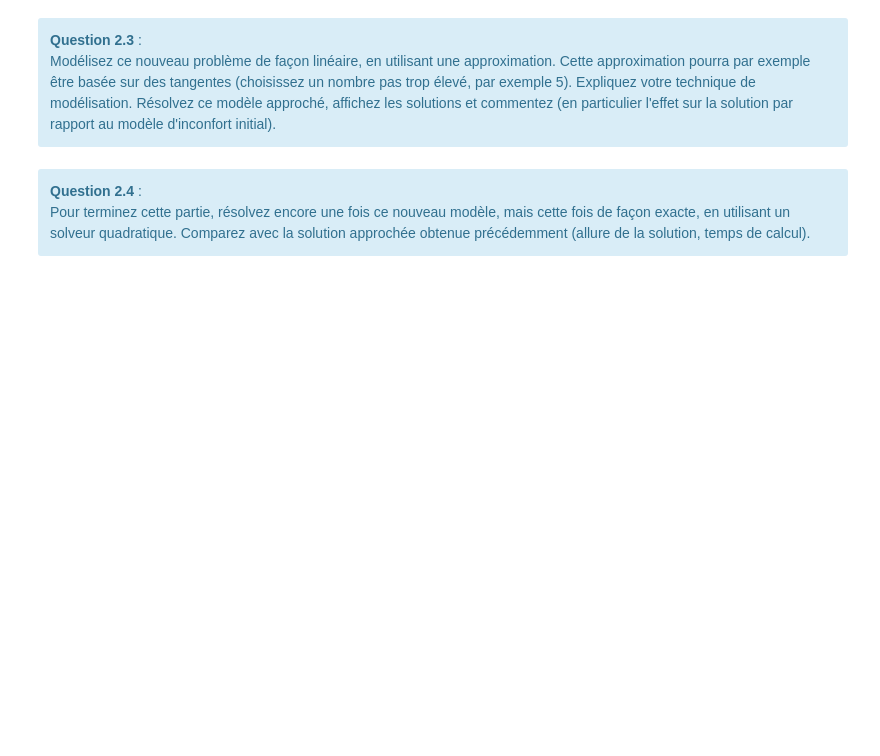
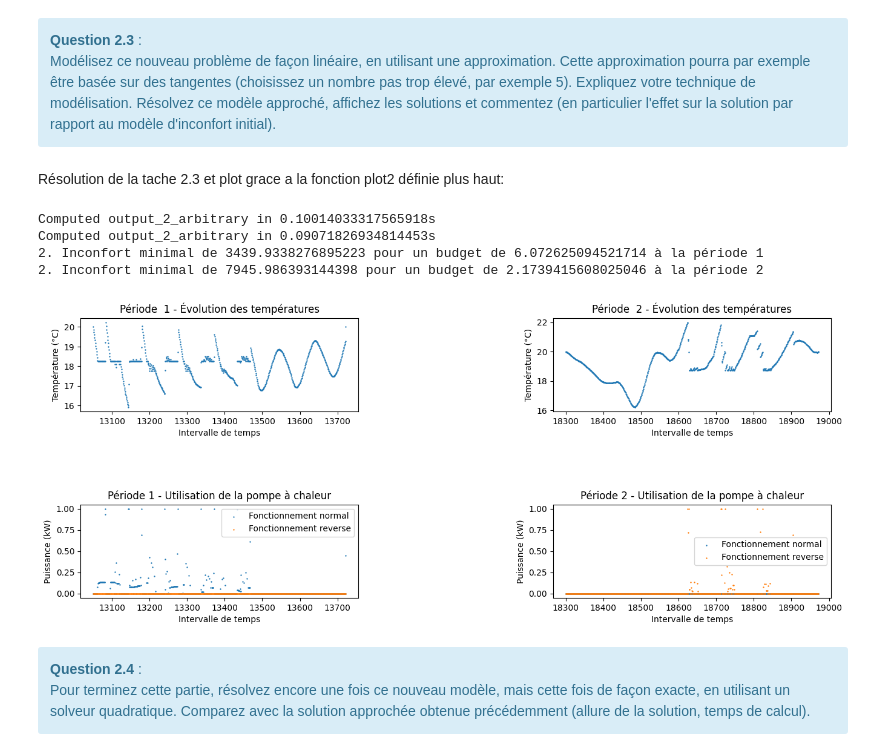
Before and after one commit to Iss25/Opti_Groupe_5, a Jupyter notebook: Projet-LINMA1702-2023.ipynb, the cells around one changed output. Cells and saved outputs as stored; diff of their text form; code cells hidden in the pictures; blank space fills up the shorter version.

```diff
--- a/Projet-LINMA1702-2023.ipynb
+++ b/Projet-LINMA1702-2023.ipynb
@@ -526,3 +573,24 @@ On remplace à présent la notion d'inconfort décrite ci-dessus par une pénali
+# %% [markdown]
+Résolution de la tache 2.3 et plot grace a la fonction plot2 définie plus haut:
+# %%
+#Résolution
+
+start = time.time()
+output_2_3_ref_linear = pena_linear(ref_week_start_idx, output_1_ref[3]*task_2_budget_coefficient)
+print("Computed output_2_arbitrary in {time}s".format(time=output_2_ref[-1] if len(output_2_ref) > 0 else 'error'))
+
+start = time.time()
+output_2_3_arbitrary_linear = pena_linear(arbitrary_week_start_idx, output_1_arbitrary[3]*task_2_budget_coefficient)
+print("Computed output_2_arbitrary in {time}s".format(time=output_2_arbitrary[-1] if len(output_2_arbitrary) > 0 else 'error'))
+
+# Plot
+plot_2(output_2_3_ref_linear, output_2_3_arbitrary_linear, ref_week_start_idx, arbitrary_week_start_idx)
+# %% [output]
+Computed output_2_arbitrary in 0.10014033317565918s
+Computed output_2_arbitrary in 0.09071826934814453s
+2. Inconfort minimal de 3439.9338276895223 pour un budget de 6.072625094521714 à la période 1
+2. Inconfort minimal de 7945.986393144398 pour un budget de 2.1739415608025046 à la période 2
+[figure, added]
 # %% [markdown]
 <div class="alert alert-block alert-info"><b>Question 2.4</b> :<br>
     Pour terminez cette partie, résolvez encore une fois ce nouveau modèle, mais cette fois de façon exacte, en utilisant un solveur quadratique. Comparez avec la solution approchée obtenue précédemment (allure de la solution, temps de calcul).
```
Also changed, not shown: parts of 5 cells of this notebook.
